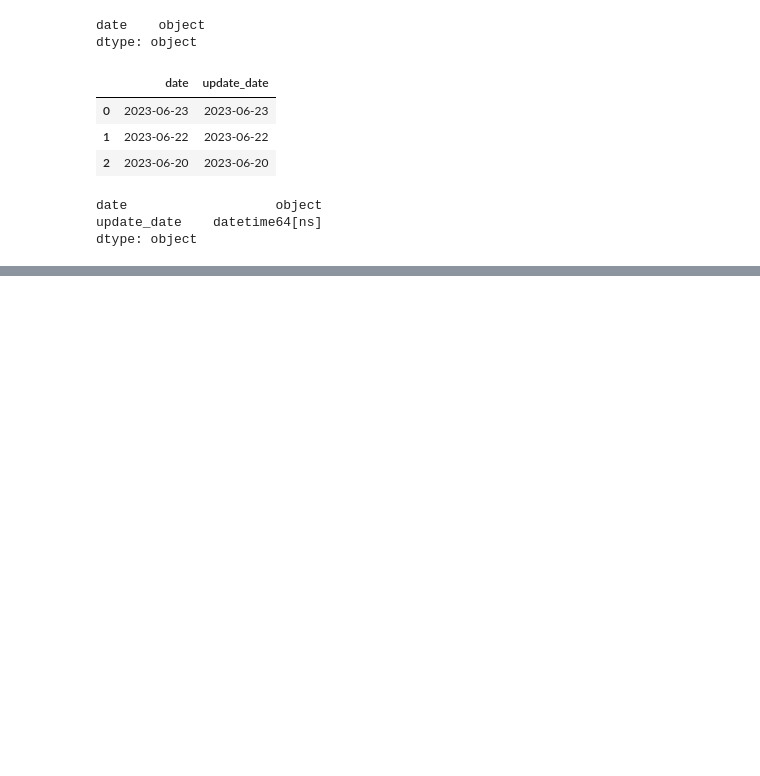
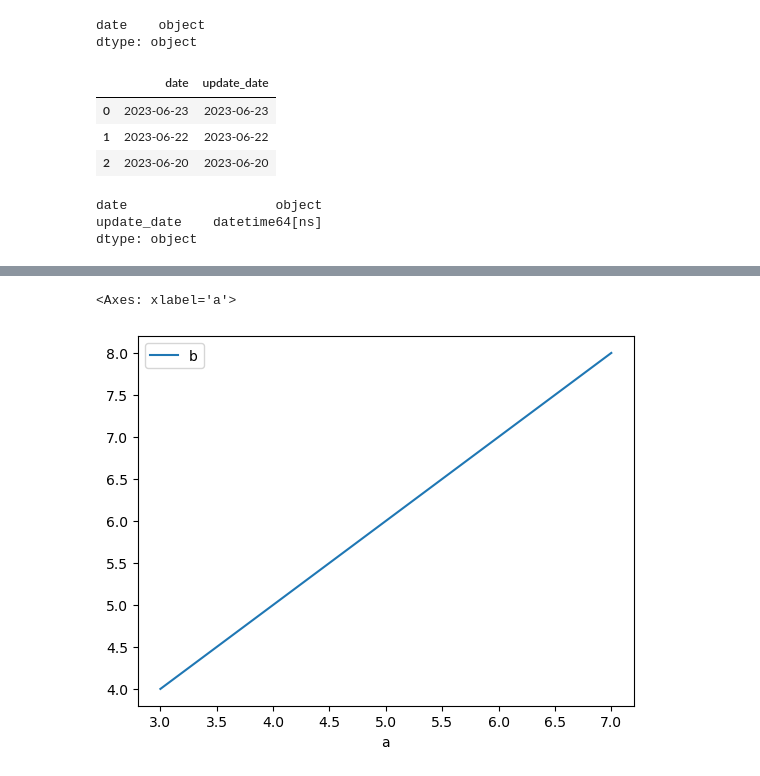
Before and after one commit to VIRENDRA-18/Python, a Jupyter notebook: Pandas Part 4.ipynb, the cells around one changed output, grey strips where cells are left out. Saved outputs shown, nothing was run; the diff lists cells and outputs as text; code cells hidden in the pictures; blank space fills up the shorter version.

```diff
--- a/Pandas Part 4.ipynb
+++ b/Pandas Part 4.ipynb
@@ -551,0 +655,5 @@ dtype: object
+# %%
+df.plot(x= 'a',y='b')
+# %% [output]
+<Axes: xlabel='a'>
+[figure, added]
```
Also changed, not shown: parts of 27 cells of this notebook.
